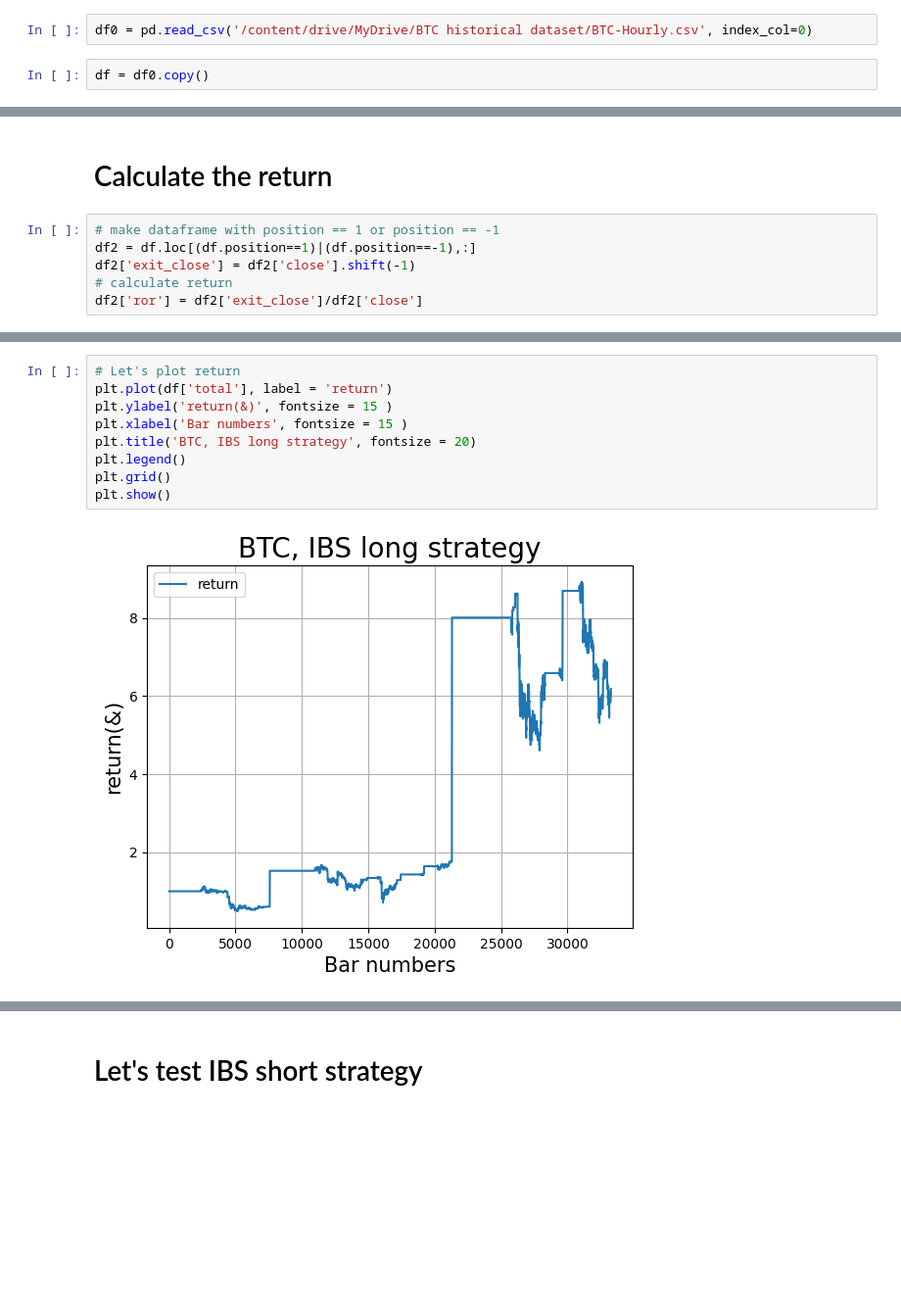
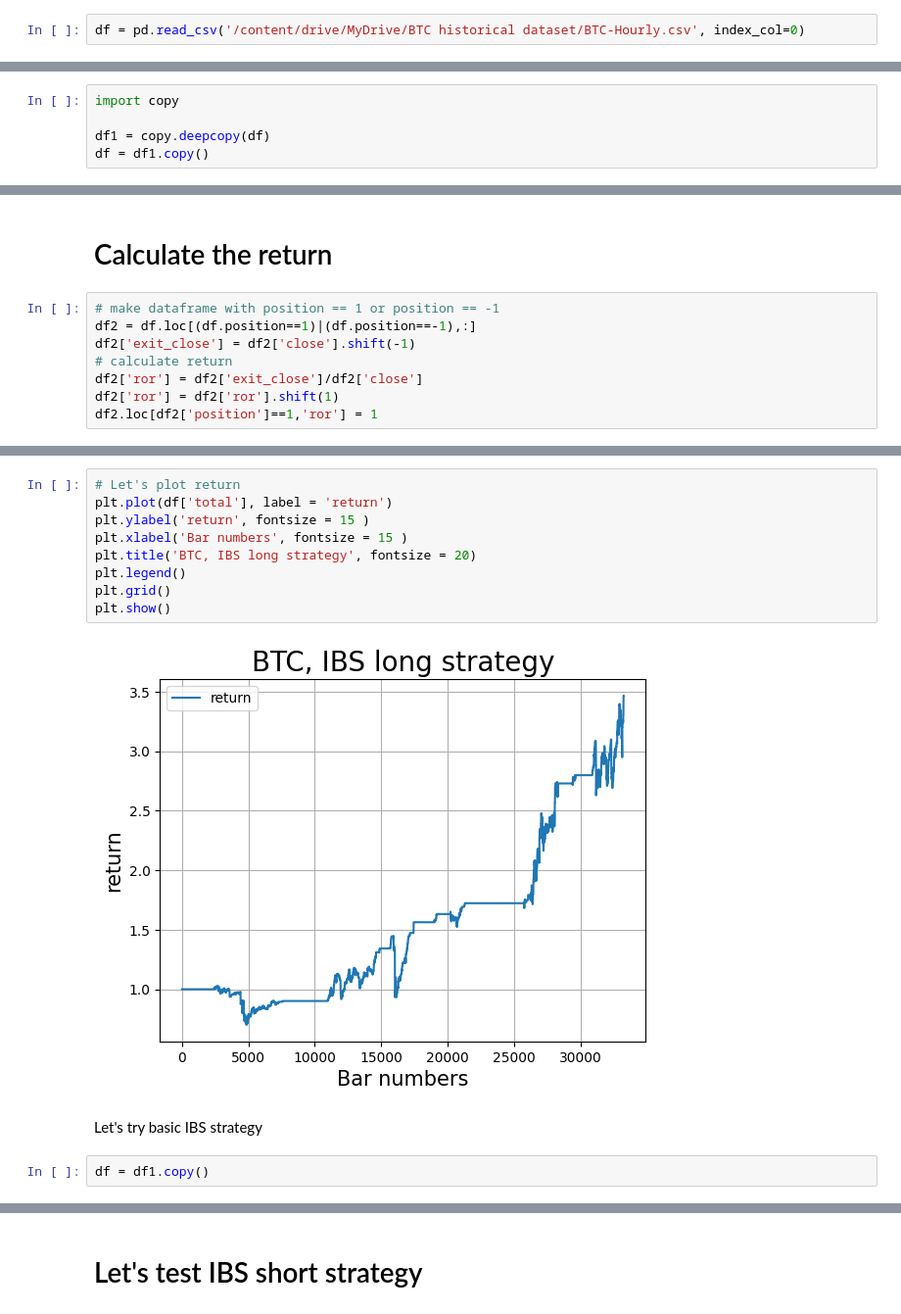
Before and after one commit to JoshuaChung93/Cryptocurrency-trading-bot, a Jupyter notebook: BTC_IBS_strategy_backtest.ipynb, the cells around one changed output, grey strips where cells are left out. Shown at 98% size. Drawn from its saved outputs; the diff is of its cells as text; blank space fills up the shorter version.

```diff
--- a/BTC_IBS_strategy_backtest.ipynb
+++ b/BTC_IBS_strategy_backtest.ipynb
@@ -11,9 +11,7 @@ import numpy as np
 import matplotlib.pyplot as plt
 %matplotlib inline
 # %%
-df0 = pd.read_csv('/content/drive/MyDrive/BTC historical dataset/BTC-Hourly.csv', index_col=0)
+df = pd.read_csv('/content/drive/MyDrive/BTC historical dataset/BTC-Hourly.csv', index_col=0)
-# %%
-df = df0.copy()
 # %%
 # 시계열에 맞게 인덱스를 거꾸로 돌려줍니다
 df = df.loc[::-1].reset_index(drop=True)
@@ -53,0 +40,5 @@ df.tail()
+# %%
+import copy
+
+df1 = copy.deepcopy(df)
+df = df1.copy()
@@ -158,6 +151,8 @@ df2 = df.loc[(df.position==1)|(df.position==-1),:]
 df2['exit_close'] = df2['close'].shift(-1)
 # calculate return
 df2['ror'] = df2['exit_close']/df2['close']
+df2['ror'] = df2['ror'].shift(1)
+df2.loc[df2['position']==1,'ror'] = 1
 # %% [output]
 A value is trying to be set on a copy of a slice from a DataFrame.
 Try using .loc[row_indexer,col_indexer] = value instead
@@ -221,11 +208,15 @@ CAGR:  61.65 MDD:  -46.586
 # %%
 # Let's plot return
 plt.plot(df['total'], label = 'return')
-plt.ylabel('return(&)', fontsize = 15 )
+plt.ylabel('return', fontsize = 15 )
 plt.xlabel('Bar numbers', fontsize = 15 )
 plt.title('BTC, IBS long strategy', fontsize = 20)
 plt.legend()
 plt.grid()
 plt.show()
 # %% [output]
-[figure, old version]
+[figure, new version]
+# %% [markdown]
+Let's try basic IBS strategy
+# %%
+df = df1.copy()
```
Also changed, not shown: parts of 55 cells of this notebook.
